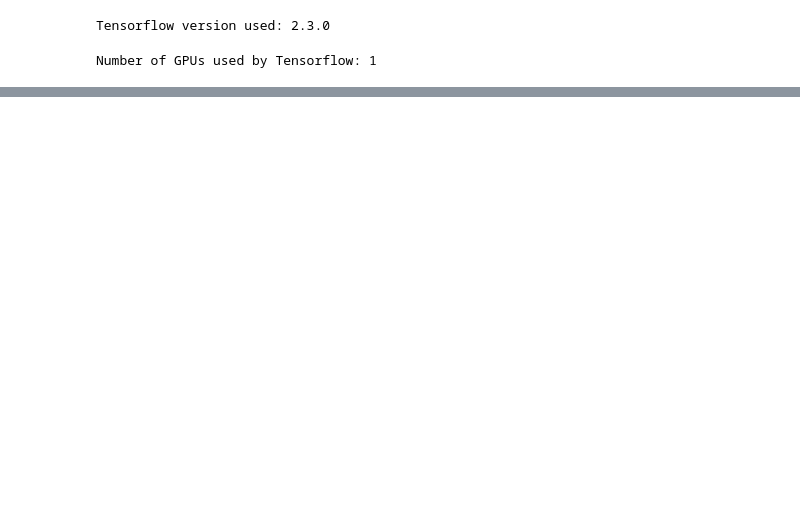
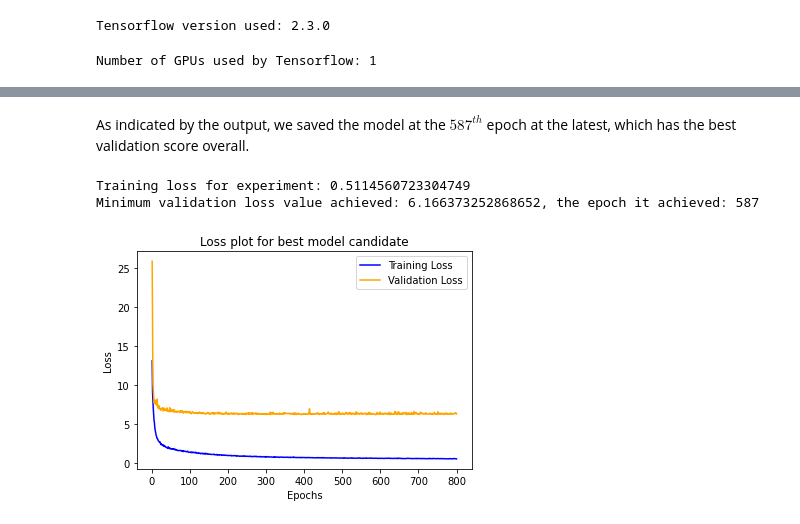
Before and after one commit to yusufdalva/CS559_Homework, a Jupyter notebook: Best Model Candidate 1.ipynb, the cells around one changed output, grey strips where cells are left out. Saved outputs shown, nothing was run; the diff lists cells and outputs as text; code cells hidden in the pictures; blank space fills up the shorter version.

```diff
--- a/Best Model Candidate 1.ipynb
+++ b/Best Model Candidate 1.ipynb
@@ -212,0 +283,15 @@ Epoch 100/100
+# %%
+# Final Training
+checkpoint_filepath = "tmp/checkpoint"
+stopping_callback = tf.keras.callbacks.ModelCheckpoint(
+    filepath=checkpoint_filepath,
+    save_best_only=True,
+    monitor='val_loss',
+    mode='min')
+model_metadata = get_candidate_model(non_regularized_model, 1e-4)
+model = AgeModel(model_metadata, "channels_last")
+model.build_comp_graph((None, 91, 91, 1))
+optim = tf.keras.optimizers.Adam(learning_rate=1e-4)
+loss = tf.keras.losses.MeanAbsoluteError()
+model.compile(loss=loss, optimizer=optim)
+history = model.fit(x=train_samples, y=train_labels, epochs=800, verbose=2, validation_data=(val_samples, val_labels), callbacks=[stopping_callback])
@@ -212,0 +316,8 @@ Epoch 100/100
+# %% [markdown]
+As indicated by the output, we saved the model at the $587^{th}$ epoch at the latest, which has the best validation score overall.
+# %%
+visualize_experiment(history)
+# %% [output]
+Training loss for experiment: 0.5114560723304749
+Minimum validation loss value achieved: 6.166373252868652, the epoch it achieved: 587
+[figure, added]
```
Also changed, not shown: parts of 37 cells of this notebook, 1 other file.
